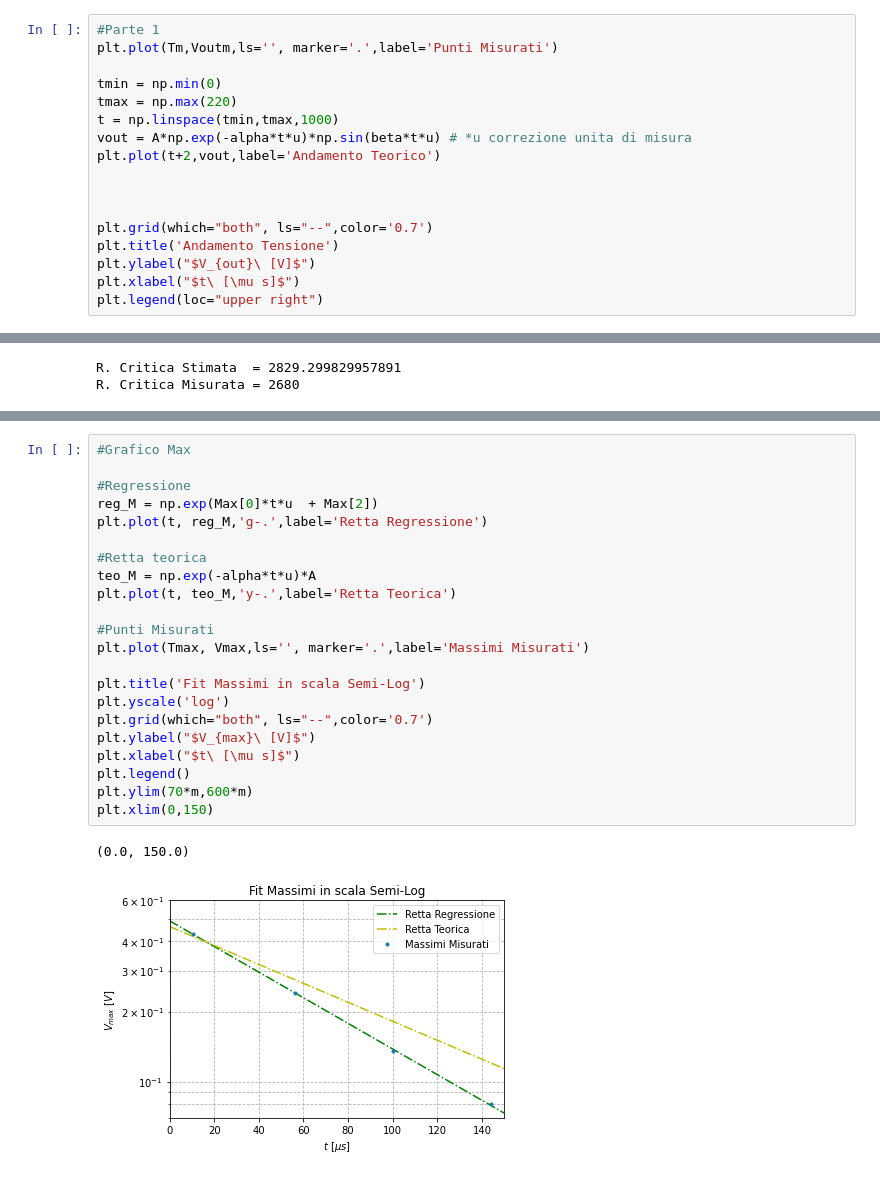
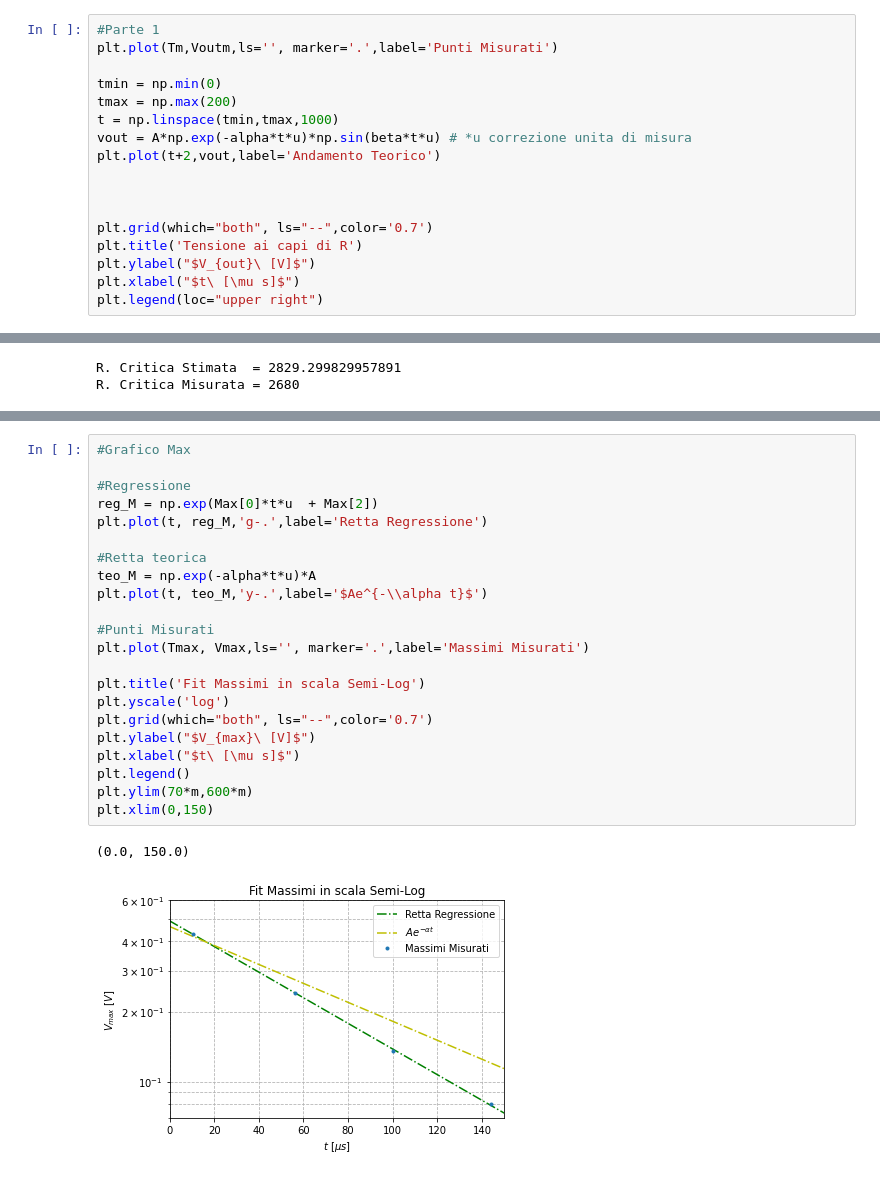
Before and after one commit to Kevin222-hub/Lab_reports, a Jupyter notebook: Elettro_4/Main.ipynb, the cells around one changed output, grey strips where cells are left out. Cells and saved outputs as stored; diff of their text form.

```diff
--- a/Elettro_4/Main.ipynb
+++ b/Elettro_4/Main.ipynb
@@ -46,7 +46,7 @@ Rcritm = 2680
 plt.plot(Tm,Voutm,ls='', marker='.',label='Punti Misurati')
 
 tmin = np.min(0)
-tmax = np.max(220)
+tmax = np.max(200)
 t = np.linspace(tmin,tmax,1000)
 vout = A*np.exp(-alpha*t*u)*np.sin(beta*t*u) # *u correzione unita di misura
 plt.plot(t+2,vout,label='Andamento Teorico')
@@ -54,7 +54,7 @@ plt.plot(t+2,vout,label='Andamento Teorico')
 
 
 plt.grid(which="both", ls="--",color='0.7')
-plt.title('Andamento Tensione')
+plt.title('Tensione ai capi di R')
 plt.ylabel("$V_{out}\ [V]$")
 plt.xlabel("$t\ [\mu s]$")
 plt.legend(loc="upper right")
@@ -92,28 +99,28 @@ alpha [min] =  11964.703312264539
 # %%
 #Grafico Max
 
 #Regressione
 reg_M = np.exp(Max[0]*t*u  + Max[2])
 plt.plot(t, reg_M,'g-.',label='Retta Regressione')
 
 #Retta teorica
 teo_M = np.exp(-alpha*t*u)*A
-plt.plot(t, teo_M,'y-.',label='Retta Teorica')
+plt.plot(t, teo_M,'y-.',label='$Ae^{-\\alpha t}$')
 
 #Punti Misurati
 plt.plot(Tmax, Vmax,ls='', marker='.',label='Massimi Misurati')
 
 plt.title('Fit Massimi in scala Semi-Log')
 plt.yscale('log')
 plt.grid(which="both", ls="--",color='0.7')
 plt.ylabel("$V_{max}\ [V]$")
 plt.xlabel("$t\ [\mu s]$")
 plt.legend()
 plt.ylim(70*m,600*m)
 plt.xlim(0,150)
 # %% [output]
 (0.0, 150.0)
-[figure, old version]
+[figure, new version]
 # %%
 #Grafico Min
 
```
Also changed, not shown: parts of 4 cells of this notebook.
